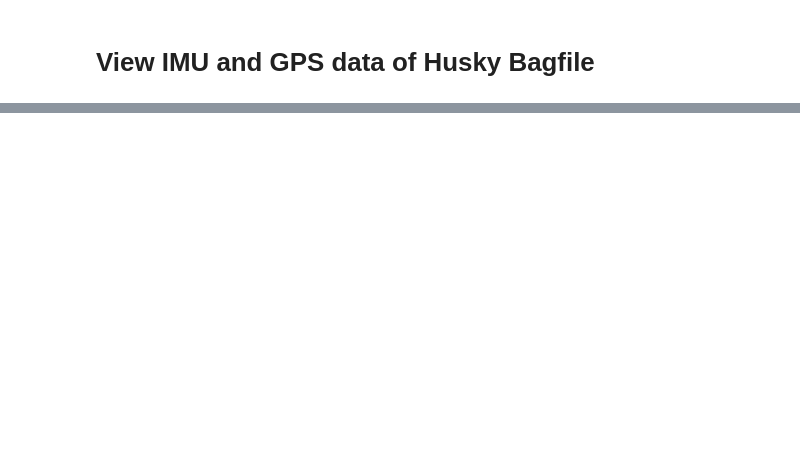
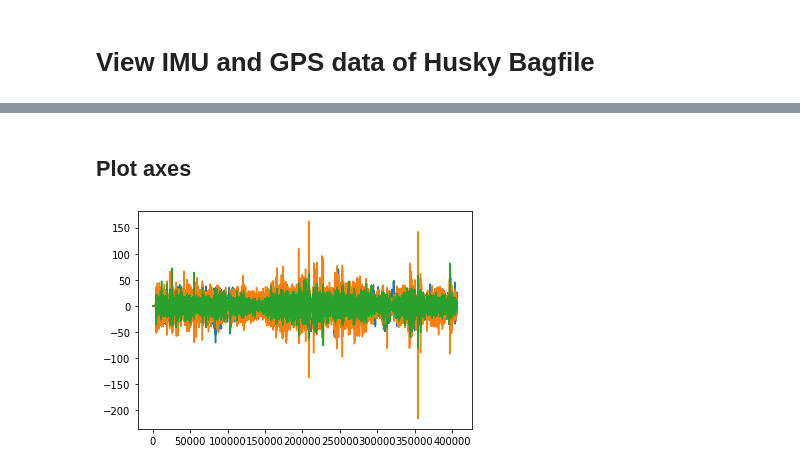
Before and after one commit to tbabluct/bg-tools, a Jupyter notebook: View_imu.ipynb, the cells around one changed output, grey strips where cells are left out. Saved outputs shown, nothing was run; the diff lists cells and outputs as text; code cells hidden in the pictures; blank space fills up the shorter version.

```diff
--- a/View_imu.ipynb
+++ b/View_imu.ipynb
@@ -49,0 +8,3 @@ print("Size:", len(imu_seriesseries))
+# %%
+imu_df = pd.read_csv("../data/imu.csv")
+imu_df.info()
@@ -49,0 +27,7 @@ print("Size:", len(imu_seriesseries))
+# %% [markdown]
+## Plot axes
+# %%
+plt.plot(imu_df.get(["la_x", "la_y", "la_z"]))
+plt.show()
+# %% [output]
+[figure, added]
```
Also changed, not shown: parts of 8 cells of this notebook, 8 other files.
